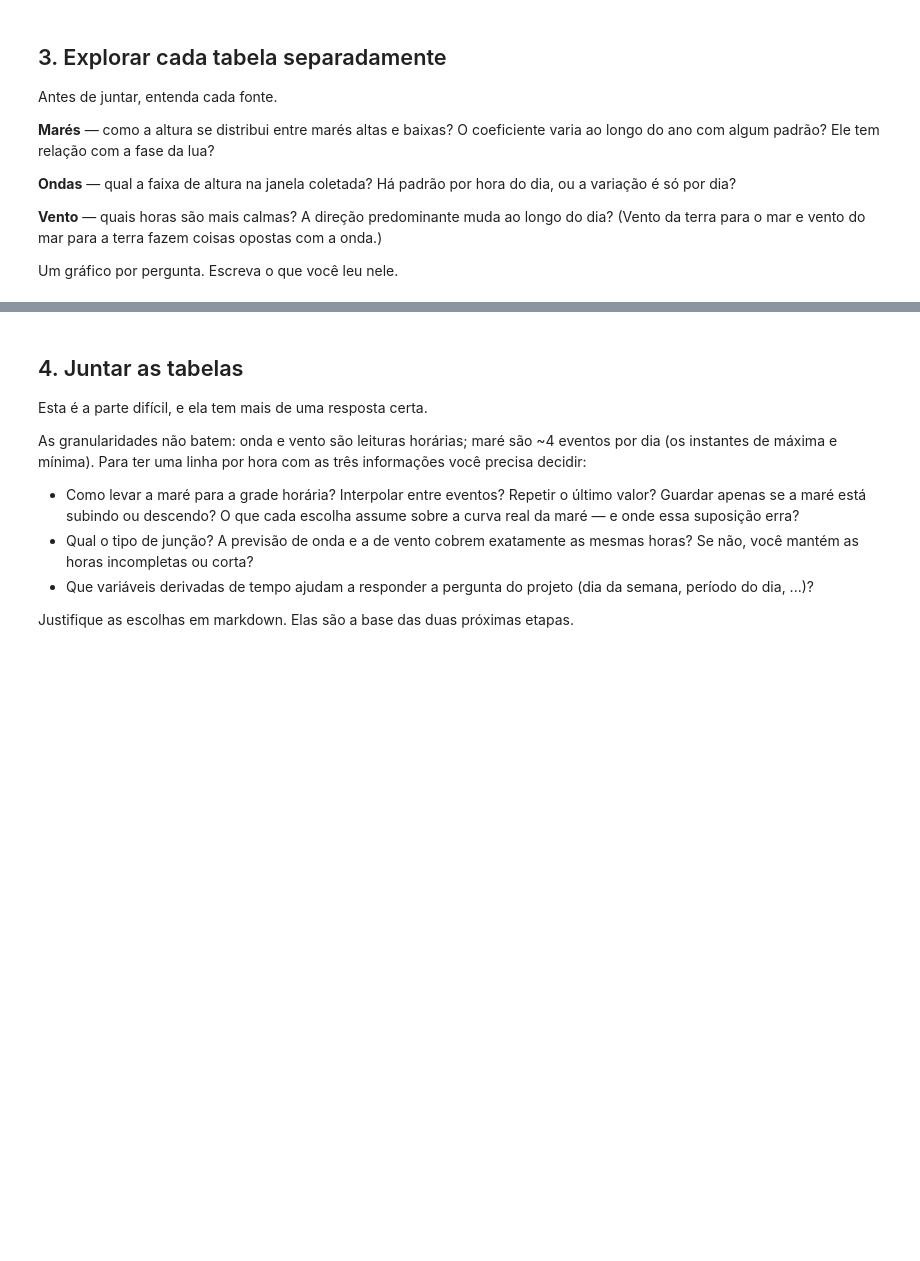
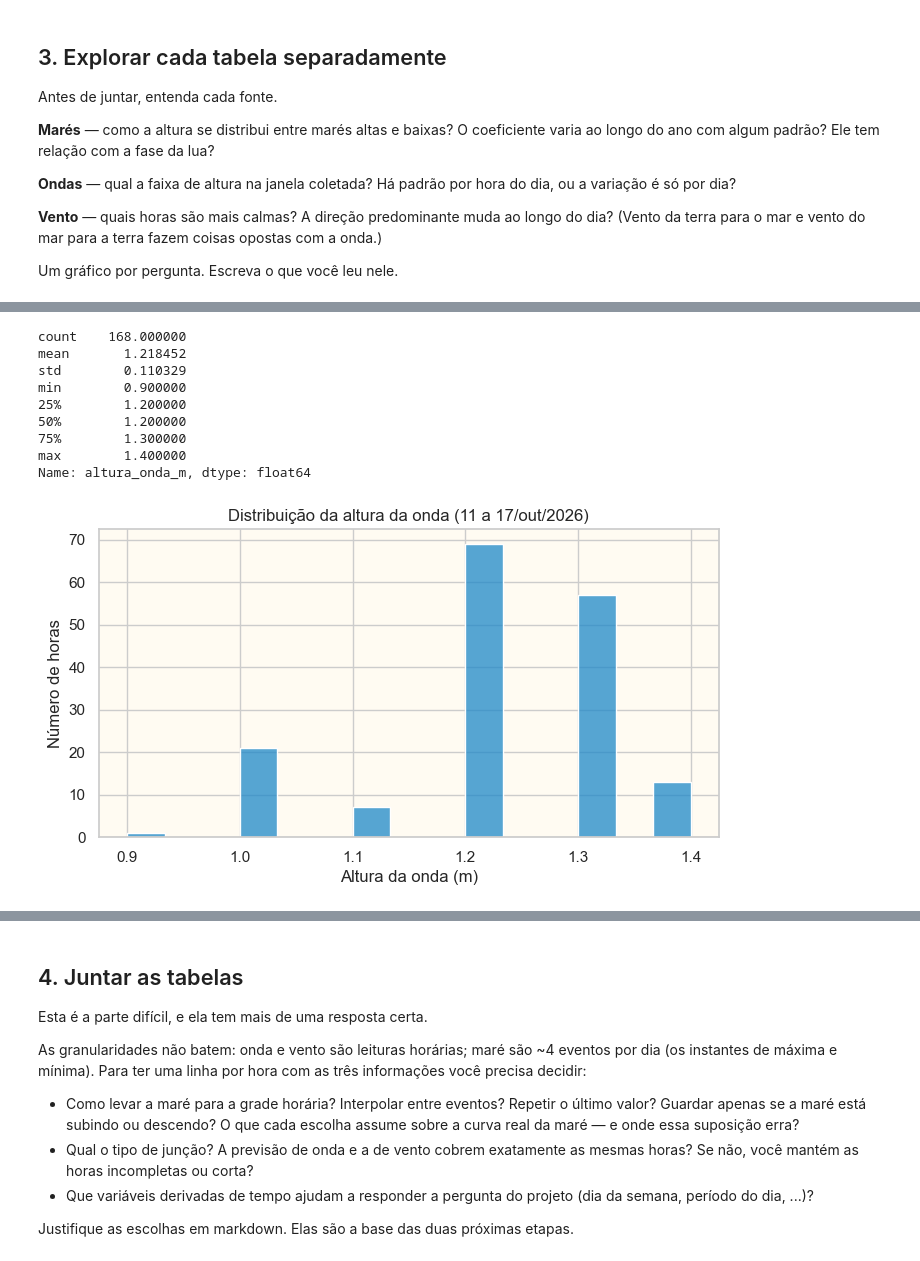
Before and after one commit to phmcd-bit/miniprojeto2, a Jupyter notebook: notebooks/eda.ipynb, the cells around one changed output, grey strips where cells are left out. Cells and saved outputs as stored; diff of their text form; code cells hidden in the pictures; blank space fills up the shorter version.

```diff
--- a/notebooks/eda.ipynb
+++ b/notebooks/eda.ipynb
@@ -262,0 +386,20 @@ Um gráfico por pergunta. Escreva o que você leu nele.
+# %%
+print(df_ondas["altura_onda_m"].describe())
+
+plt.figure(figsize=(8, 4))
+sns.histplot(df_ondas["altura_onda_m"], bins=15, color=PRAIA["azul"])
+plt.title("Distribuição da altura da onda (11 a 17/out/2026)")
+plt.xlabel("Altura da onda (m)")
+plt.ylabel("Número de horas")
+plt.show()
+# %% [output]
+count    168.000000
+mean       1.218452
+std        0.110329
+min        0.900000
+25%        1.200000
+50%        1.200000
+75%        1.300000
+max        1.400000
+Name: altura_onda_m, dtype: float64
+[figure, added]
```
Also changed, not shown: parts of 17 cells of this notebook.
